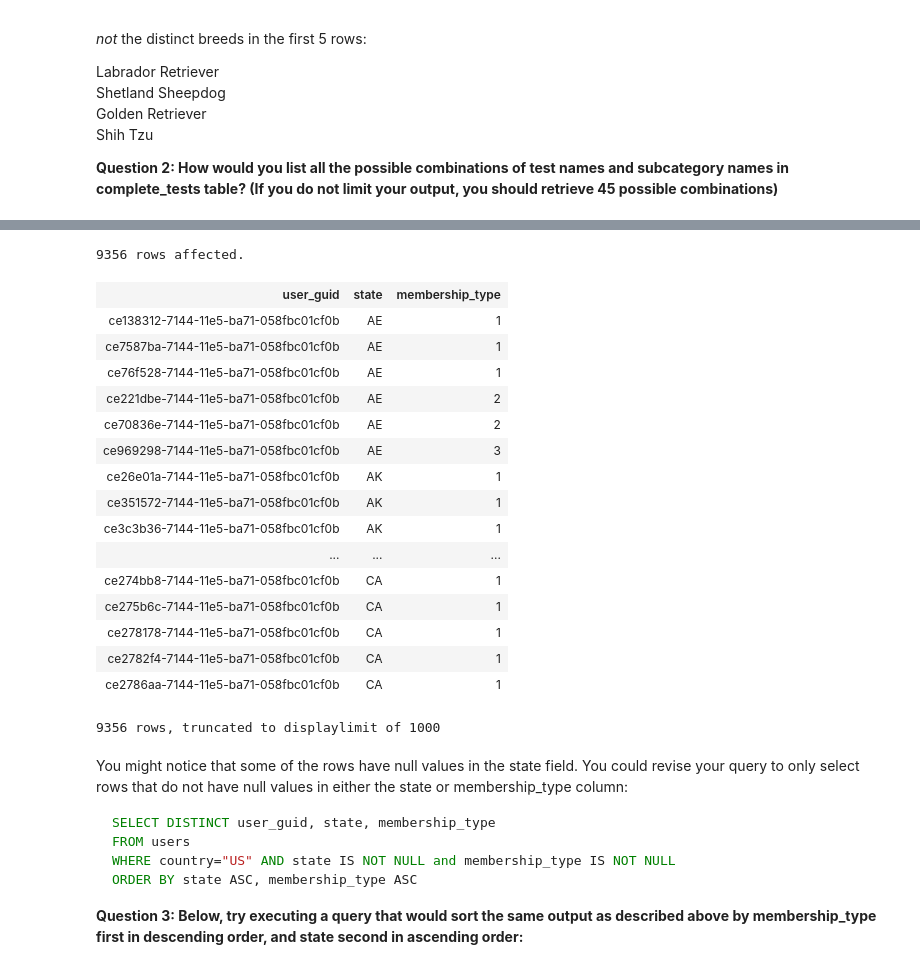
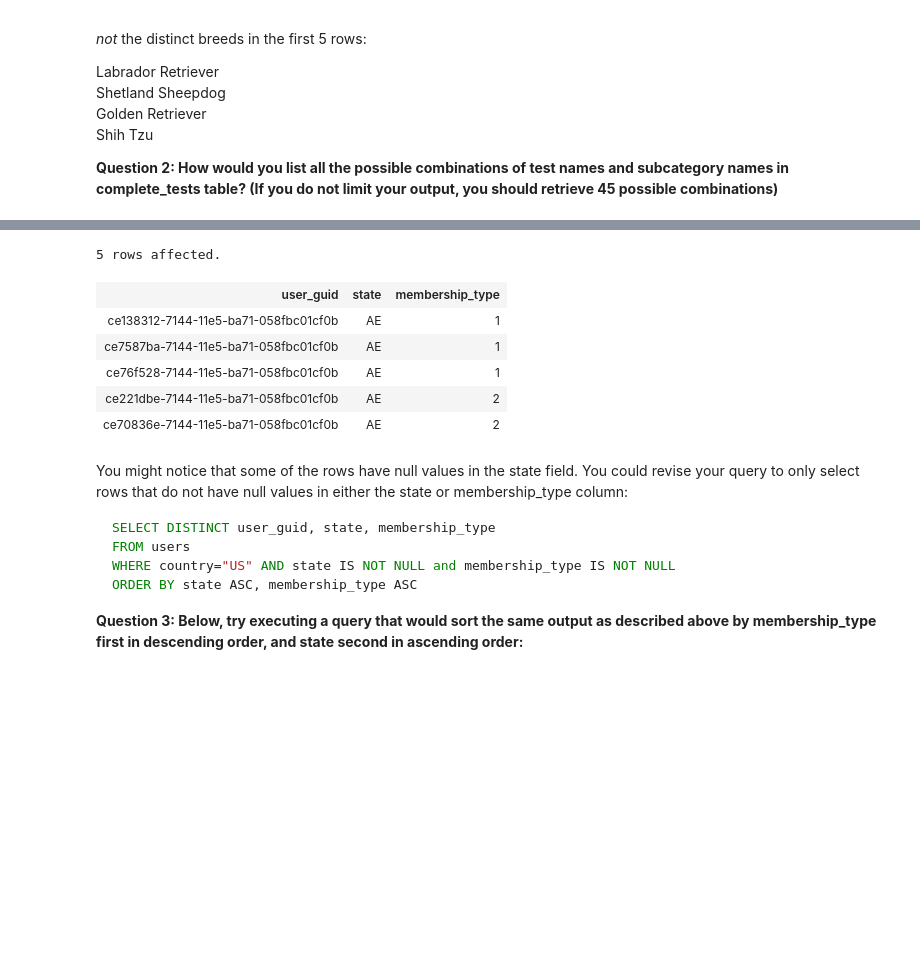
Before and after one commit to haianhle/mysql-exercises, a Jupyter notebook: MySQL_Exercise_03_Formatting_Selected_Data.ipynb, the cells around one changed output, grey strips where cells are left out. Cells and saved outputs as stored; diff of their text form; code cells hidden in the pictures; blank space fills up the shorter version.

```diff
--- a/MySQL_Exercise_03_Formatting_Selected_Data.ipynb
+++ b/MySQL_Exercise_03_Formatting_Selected_Data.ipynb
@@ -305,28 +264,18 @@ ORDER BY state ASC, membership_type ASC
 # %%
 %%sql
 SELECT DISTINCT user_guid, state, membership_type
 FROM users
 WHERE country='US'
 ORDER BY state ASC, membership_type ASC
+LIMIT 5;
 # %% [output]
-9356 rows affected.
+5 rows affected.
 | user_guid | state | membership_type |
 | ce138312-7144-11e5-ba71-058fbc01cf0b | AE | 1 |
 | ce7587ba-7144-11e5-ba71-058fbc01cf0b | AE | 1 |
 | ce76f528-7144-11e5-ba71-058fbc01cf0b | AE | 1 |
 | ce221dbe-7144-11e5-ba71-058fbc01cf0b | AE | 2 |
 | ce70836e-7144-11e5-ba71-058fbc01cf0b | AE | 2 |
-| ce969298-7144-11e5-ba71-058fbc01cf0b | AE | 3 |
-| ce26e01a-7144-11e5-ba71-058fbc01cf0b | AK | 1 |
-| ce351572-7144-11e5-ba71-058fbc01cf0b | AK | 1 |
-| ce3c3b36-7144-11e5-ba71-058fbc01cf0b | AK | 1 |
-| ... | ... | ... |
-| ce274bb8-7144-11e5-ba71-058fbc01cf0b | CA | 1 |
-| ce275b6c-7144-11e5-ba71-058fbc01cf0b | CA | 1 |
-| ce278178-7144-11e5-ba71-058fbc01cf0b | CA | 1 |
-| ce2782f4-7144-11e5-ba71-058fbc01cf0b | CA | 1 |
-| ce2786aa-7144-11e5-ba71-058fbc01cf0b | CA | 1 |
-9356 rows, truncated to displaylimit of 1000
 # %% [markdown]
 You might notice that some of the rows have null values in the state field.  You could revise your query to only select rows that do not have null values in either the state or membership_type column:
 
```
Also changed, not shown: parts of 12 cells of this notebook, 2 other files.
